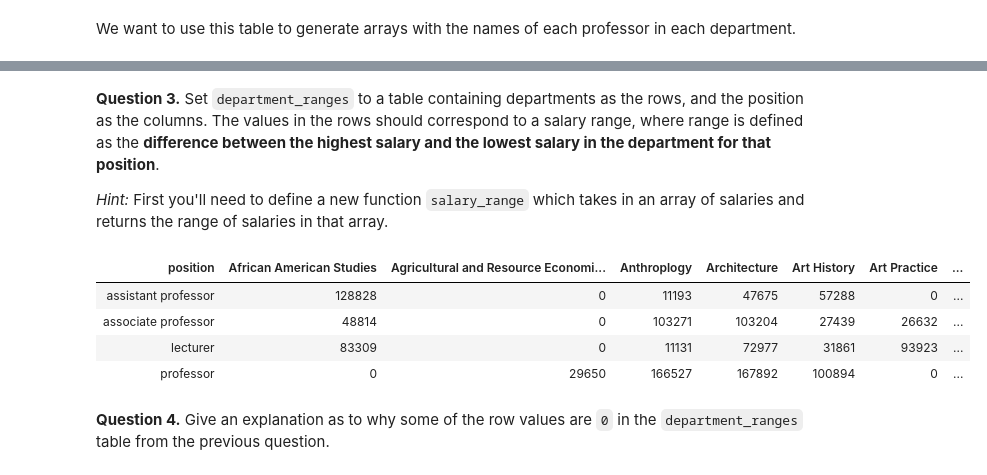
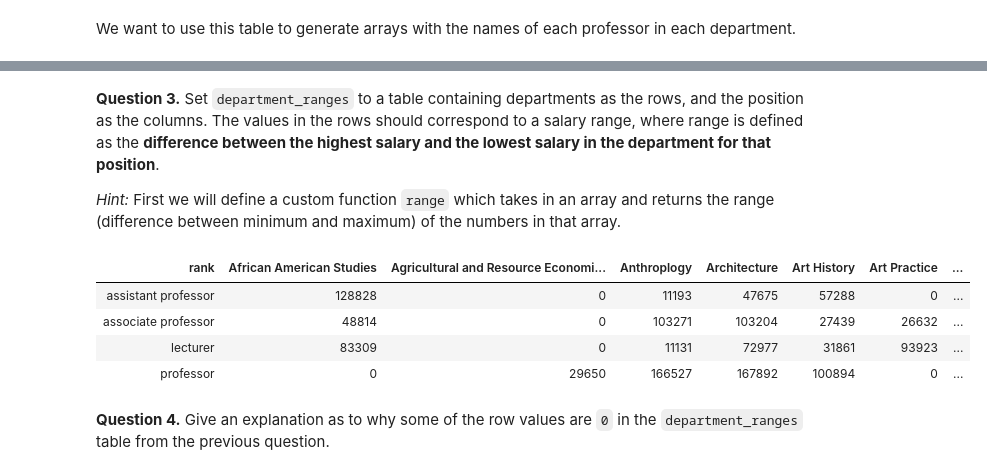
Before and after one commit to ipydatabook/PublicMaterial, a Jupyter notebook: hw/hw04/hw04_3_revised.ipynb, the cells around one changed output, grey strips where cells are left out. Saved outputs shown, nothing was run; the diff lists cells and outputs as text; code cells hidden in the pictures.

```diff
--- a/hw/hw04/hw04_3_revised.ipynb
+++ b/hw/hw04/hw04_3_revised.ipynb
@@ -197,6 +144,6 @@ YouTubeVideo("4WzXo8eKLAg")
 In the next cell, we load a dataset created by the [Daily Cal](http://projects.dailycal.org/paychecker/) which contains Berkeley faculty, their departments, their positions, and their gross salaries in 2015.
 # %%
 raw_profs = Table.read_table("faculty.csv").where("year", are.equal_to(2015)).drop("year", "title")
-profs = raw_profs.relabeled("title_category", "position")
+profs = raw_profs.relabeled("title_category", "rank")
 profs
 # %% [output]
@@ -265,7 +199,7 @@ manual: true
 # %% [markdown]
 **Question 3.** Set `department_ranges` to a table containing departments as the rows, and the position as the columns. The values in the rows should correspond to a salary range, where range is defined as the **difference between the highest salary and the lowest salary in the department for that position**.
 
-*Hint:* First you'll need to define a new function `salary_range` which takes in an array of salaries and returns the range of salaries in that array.
+*Hint:* First we will define a custom function `range` which takes in an array and returns the range (difference between minimum and maximum) of the numbers in that array.
 
 <!--
 BEGIN QUESTION
@@ -273,16 +207,16 @@ name: q2_3
 manual: false
 -->
 # %%
-# Define salary_range first
-def salary_range(array):
+# Define a custom range first
+def range(array):
     '''Computes diff between max and min in array'''
     diff = np.max(array) - np.min(array)
     return diff
 
-department_ranges = profs.select('department', 'position', 'gross_salary').pivot('department','position', 'gross_salary', collect = salary_range)
+department_ranges = profs.select('department', 'rank', 'gross_salary').pivot('department','rank', 'gross_salary', collect = range)
 department_ranges
 # %% [output]
-| position | African American Studies | Agricultural and Resource Economi... | Anthroplogy | Architecture | Art History | Art Practice | ... |
+| rank | African American Studies | Agricultural and Resource Economi... | Anthroplogy | Architecture | Art History | Art Practice | ... |
 | assistant professor | 128828 | 0 | 11193 | 47675 | 57288 | 0 | ... |
 | associate professor | 48814 | 0 | 103271 | 103204 | 27439 | 26632 | ... |
 | lecturer | 83309 | 0 | 11131 | 72977 | 31861 | 93923 | ... |
```
Also changed, not shown: parts of 31 cells of this notebook.
